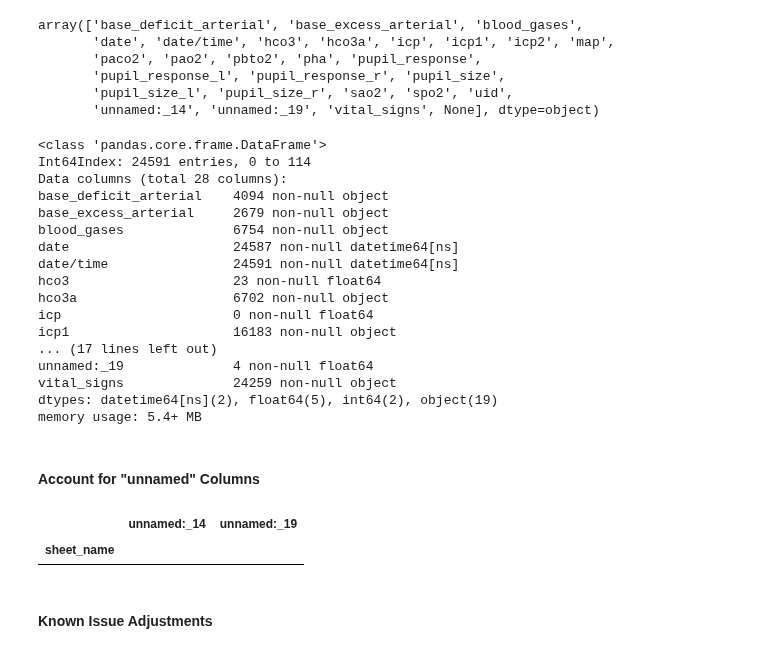
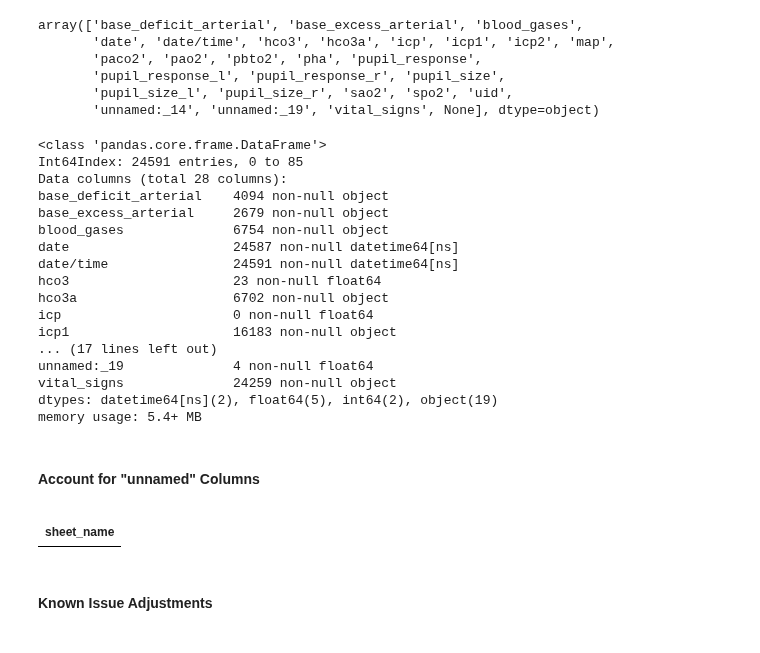
Before and after one commit to eric-czech/portfolio, a Jupyter notebook: demonstrative/python/notebooks/pbto2/0_data_loader.ipynb, the cells around one changed output. Drawn from its saved outputs; the diff is of its cells as text; code cells hidden in the pictures.

Commit message:
pbto2 modeling

```diff
--- a/demonstrative/python/notebooks/pbto2/0_data_loader.ipynb
+++ b/demonstrative/python/notebooks/pbto2/0_data_loader.ipynb
@@ -16,5 +12,5 @@ imp.reload(prep)
 # %%
-d = pd.read_excel('/Users/eczech/data/ptbo2/pbto2_20151023_clean.xlsx', None)
+d = pd.read_excel('/Users/eczech/data/pbto2/pbto2_20151023_clean.xlsx', None)
 # %%
 is_num = lambda x: re.compile('^\d+$').match(x) is not None
 d_sheet = [k for k in d.keys() if is_num(k)]
@@ -44,7 +40,7 @@ dt = prep.find_sheets_by_col(d, d_sheet, None)
 dt.info()
 # %% [output]
 <class 'pandas.core.frame.DataFrame'>
-Int64Index: 24591 entries, 0 to 114
+Int64Index: 24591 entries, 0 to 85
 Data columns (total 28 columns):
 base_deficit_arterial    4094 non-null object
 base_excess_arterial     2679 non-null object
@@ -63,16 +59,17 @@ memory usage: 5.4+ MB
 # %% [markdown]
 #### Account for "unnamed" Columns
 # %%
-dt[~dt['sheet_name'].isin([1051, 1055, 1046, 1052, 980])]\
+qc = dt[~dt['sheet_name'].isin([1051, 1055, 1046, 1052, 980])]\
     .set_index('sheet_name')[[c for c in dt if 'unnamed' in c]]\
     .dropna(how='all', axis=0).iloc[:50,:]
+qc
 # This should be empty if all "Unnamed" column issues have been addressed.
 # This involves at least the following updates to the input spreadsheet:
 # - Add 'Vital Signs' header for patient 1046
 # - Change ICP header for patient 1052 to ICP1 and ICP2
 # %% [output]
-|  | unnamed:_14 | unnamed:_19 |
-| sheet_name |  |  |
+|  |
+| sheet_name |
 # %%
 dt = dt.drop([c for c in dt if 'unnamed' in c], axis=1)
 # %% [markdown]
```
Also changed, not shown: parts of 20 cells of this notebook, 25 other files.
